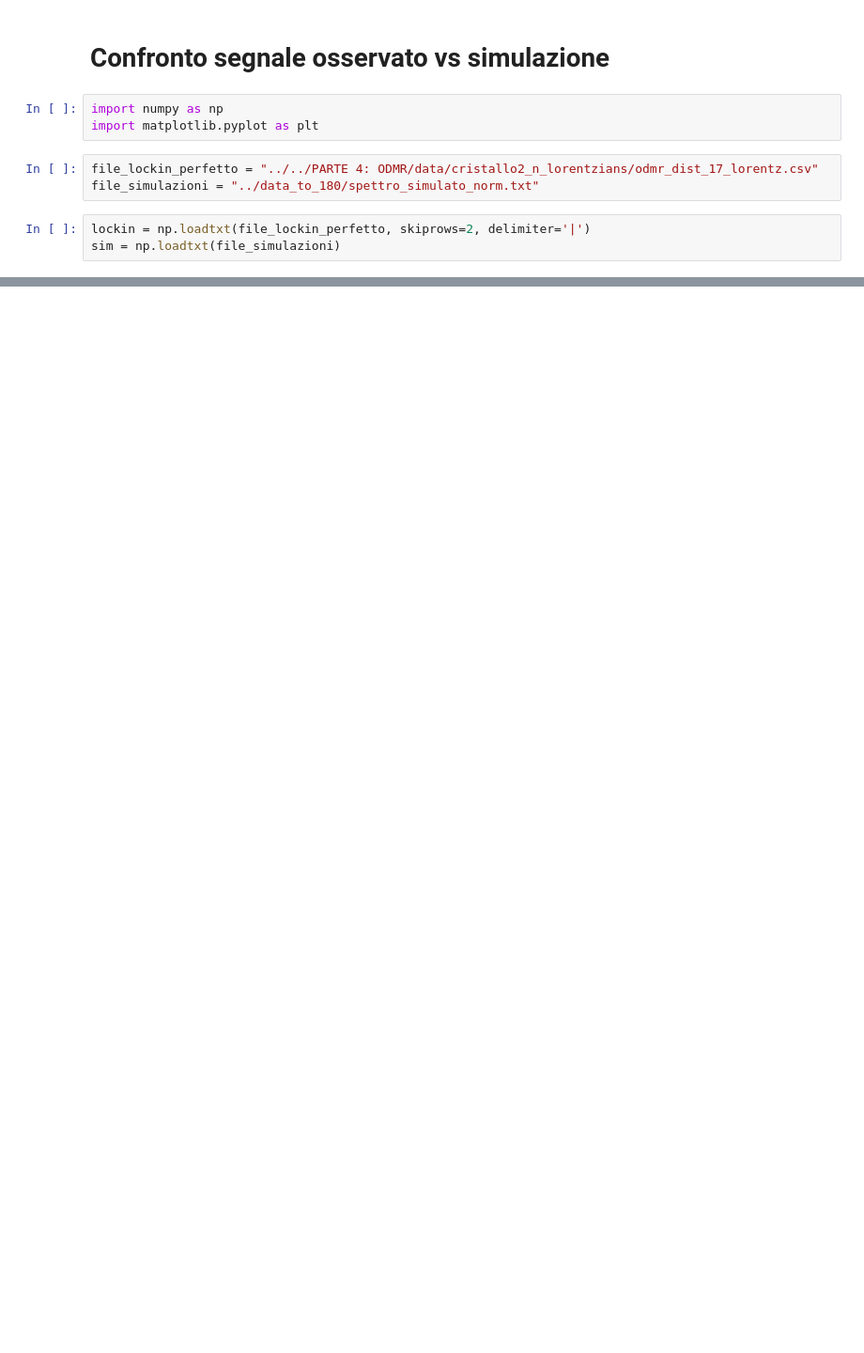
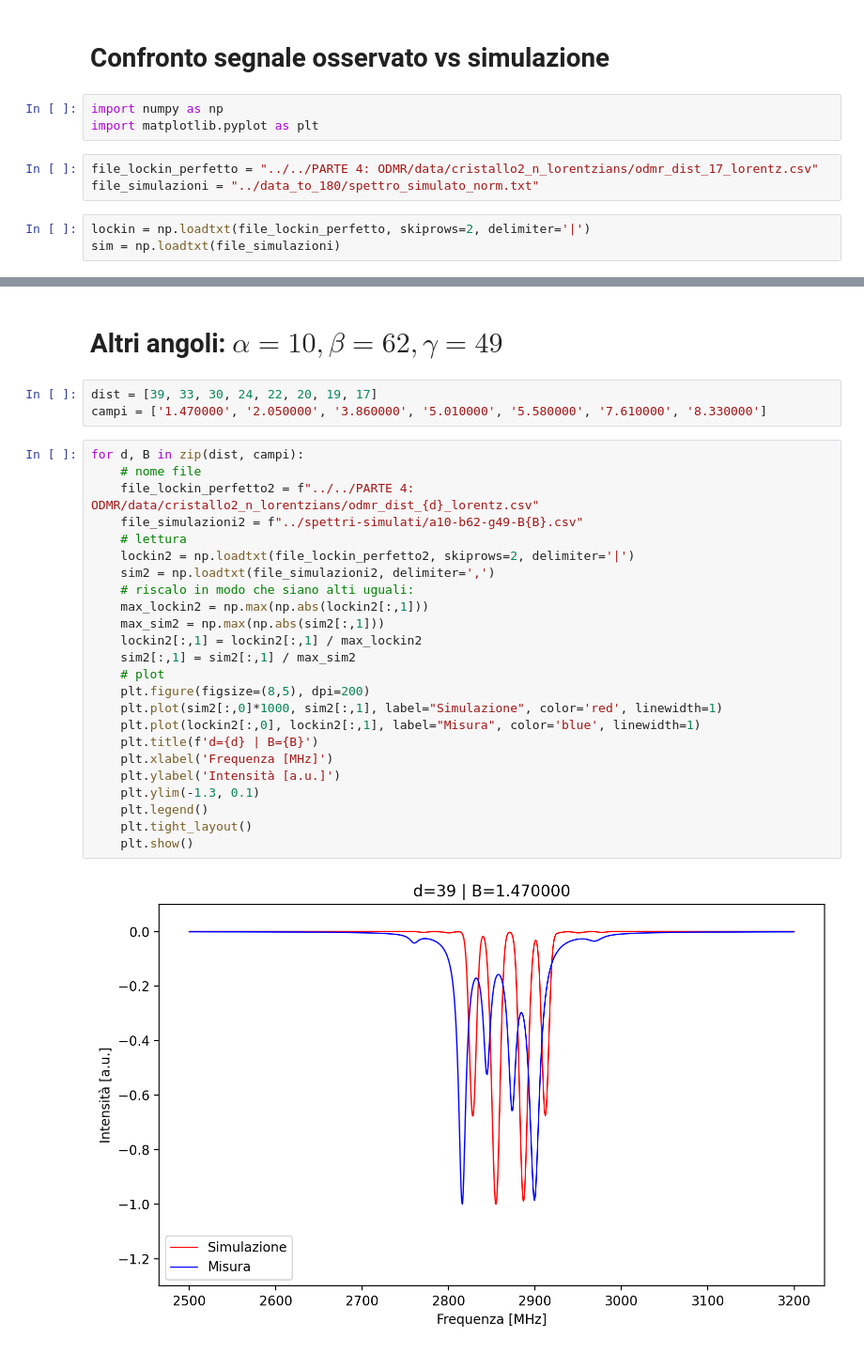
Before and after one commit to zosojack/lab-ss-2, a Jupyter notebook: PARTE 5: EasySpin/notebooks/comparison-lock-in-easyspin.ipynb, the cells around one changed output, grey strips where cells are left out. Shown at 94% size. Cells and saved outputs as stored; diff of their text form; blank space fills up the shorter version.

```diff
--- a/PARTE 5: EasySpin/notebooks/comparison-lock-in-easyspin.ipynb
+++ b/PARTE 5: EasySpin/notebooks/comparison-lock-in-easyspin.ipynb
@@ -22,0 +23,31 @@ plt.show()
+# %% [markdown]
+# Altri angoli: $\alpha=10, \beta=62, \gamma=49$
+# %%
+dist = [39, 33, 30, 24, 22, 20, 19, 17]
+campi = ['1.470000', '2.050000', '3.860000', '5.010000', '5.580000', '7.610000', '8.330000']
+# %%
+for d, B in zip(dist, campi):
+    # nome file
+    file_lockin_perfetto2 = f"../../PARTE 4: ODMR/data/cristallo2_n_lorentzians/odmr_dist_{d}_lorentz.csv"
+    file_simulazioni2 = f"../spettri-simulati/a10-b62-g49-B{B}.csv"
+    # lettura
+    lockin2 = np.loadtxt(file_lockin_perfetto2, skiprows=2, delimiter='|')
+    sim2 = np.loadtxt(file_simulazioni2, delimiter=',')
+    # riscalo in modo che siano alti uguali:
+    max_lockin2 = np.max(np.abs(lockin2[:,1]))
+    max_sim2 = np.max(np.abs(sim2[:,1]))
+    lockin2[:,1] = lockin2[:,1] / max_lockin2
+    sim2[:,1] = sim2[:,1] / max_sim2
+    # plot
+    plt.figure(figsize=(8,5), dpi=200)
+    plt.plot(sim2[:,0]*1000, sim2[:,1], label="Simulazione", color='red', linewidth=1)
+    plt.plot(lockin2[:,0], lockin2[:,1], label="Misura", color='blue', linewidth=1)
+    plt.title(f'd={d} | B={B}')
+    plt.xlabel('Frequenza [MHz]')
+    plt.ylabel('Intensità [a.u.]')
+    plt.ylim(-1.3, 0.1)
+    plt.legend()
+    plt.tight_layout()
+    plt.show()
+# %% [output]
+[figure, added]
```
Also changed, not shown: parts of 5 cells of this notebook, 24 other files.
